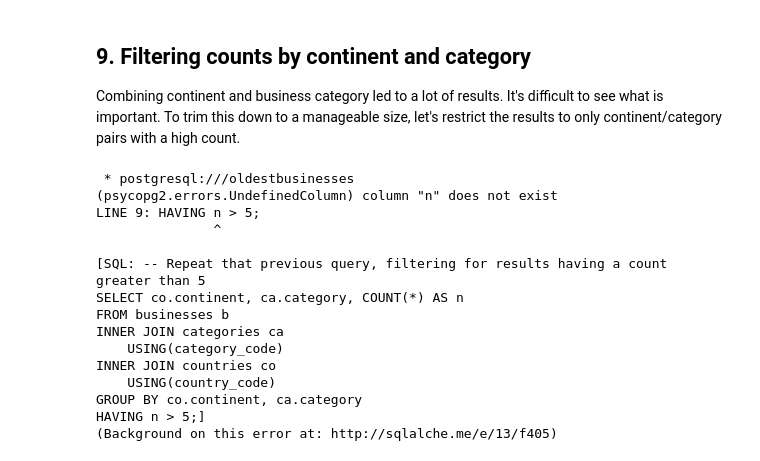
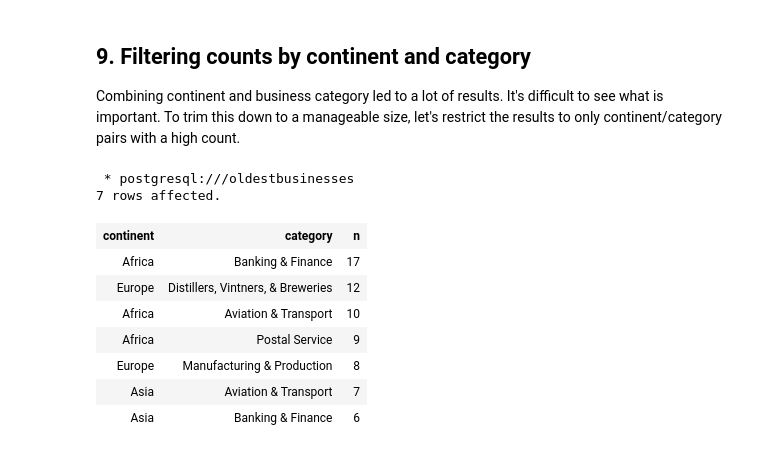
Before and after one commit to anilsanli/Project-What-and-Where-are-the-World-s-Oldest-Businesses-with-SQL-DataCamp, a Jupyter notebook: notebook.ipynb, the cells around one changed output. Saved outputs shown, nothing was run; the diff lists cells and outputs as text; code cells hidden in the pictures.

```diff
--- a/notebook.ipynb
+++ b/notebook.ipynb
@@ -292,28 +292,24 @@ GROUP BY co.continent, ca.category
 # %%
 %%sql
 
 -- Repeat that previous query, filtering for results having a count greater than 5
 SELECT co.continent, ca.category, COUNT(*) AS n
 FROM businesses b
 INNER JOIN categories ca
     USING(category_code)
 INNER JOIN countries co
     USING(country_code)
 GROUP BY co.continent, ca.category
-HAVING n > 5;
+HAVING COUNT(*) > 5
+ORDER BY n DESC;
 # %% [output]
  * postgresql:///oldestbusinesses
-(psycopg2.errors.UndefinedColumn) column "n" does not exist
-LINE 9: HAVING n > 5;
-               ^
-
-[SQL: -- Repeat that previous query, filtering for results having a count greater than 5
-SELECT co.continent, ca.category, COUNT(*) AS n
-FROM businesses b
-INNER JOIN categories ca
-    USING(category_code)
-INNER JOIN countries co
-    USING(country_code)
-GROUP BY co.continent, ca.category
-HAVING n > 5;]
-(Background on this error at: http://sqlalche.me/e/13/f405)
+7 rows affected.
+| continent | category | n |
+| Africa | Banking & Finance | 17 |
+| Europe | Distillers, Vintners, & Breweries | 12 |
+| Africa | Aviation & Transport | 10 |
+| Africa | Postal Service | 9 |
+| Europe | Manufacturing & Production | 8 |
+| Asia | Aviation & Transport | 7 |
+| Asia | Banking & Finance | 6 |
```
